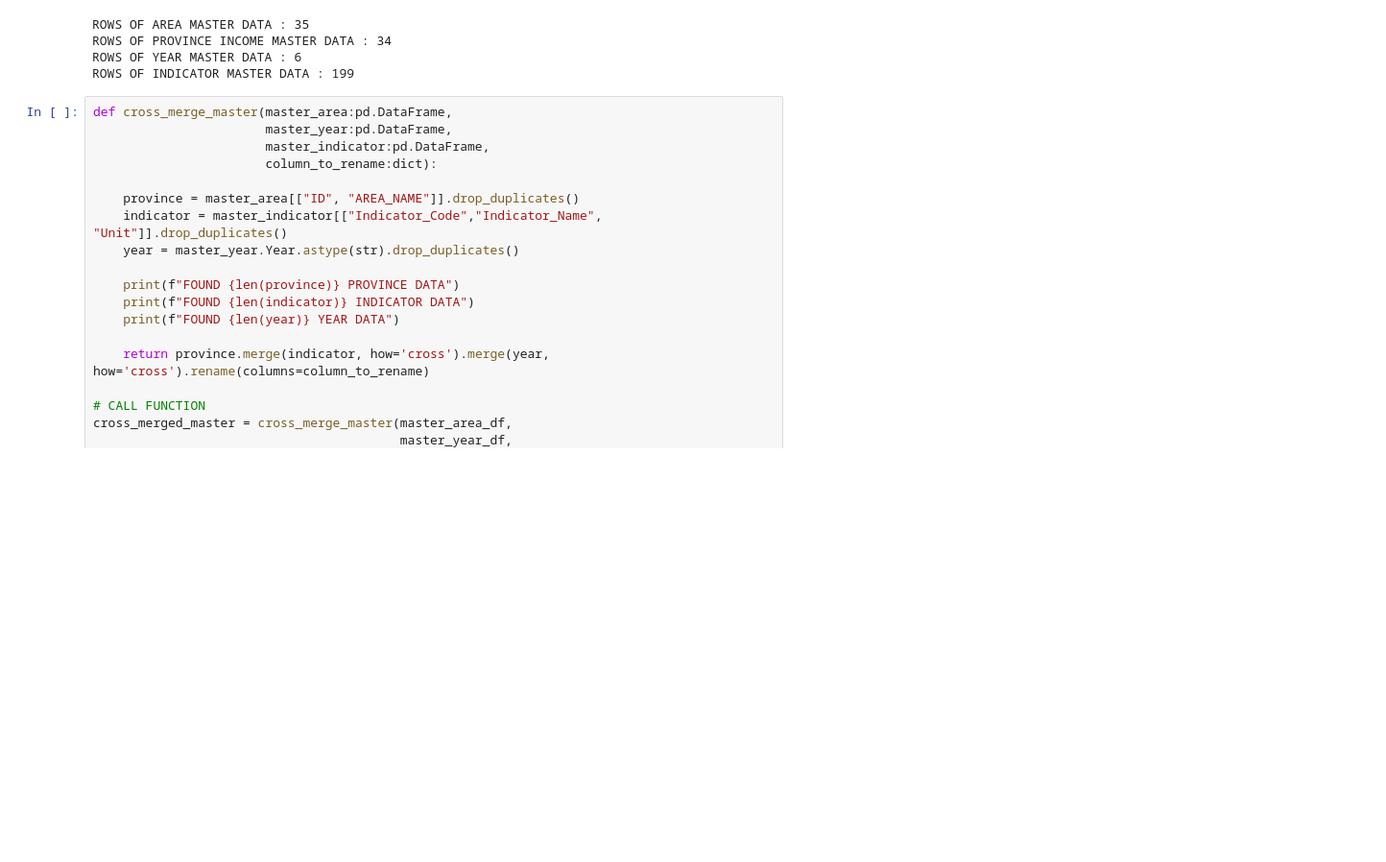
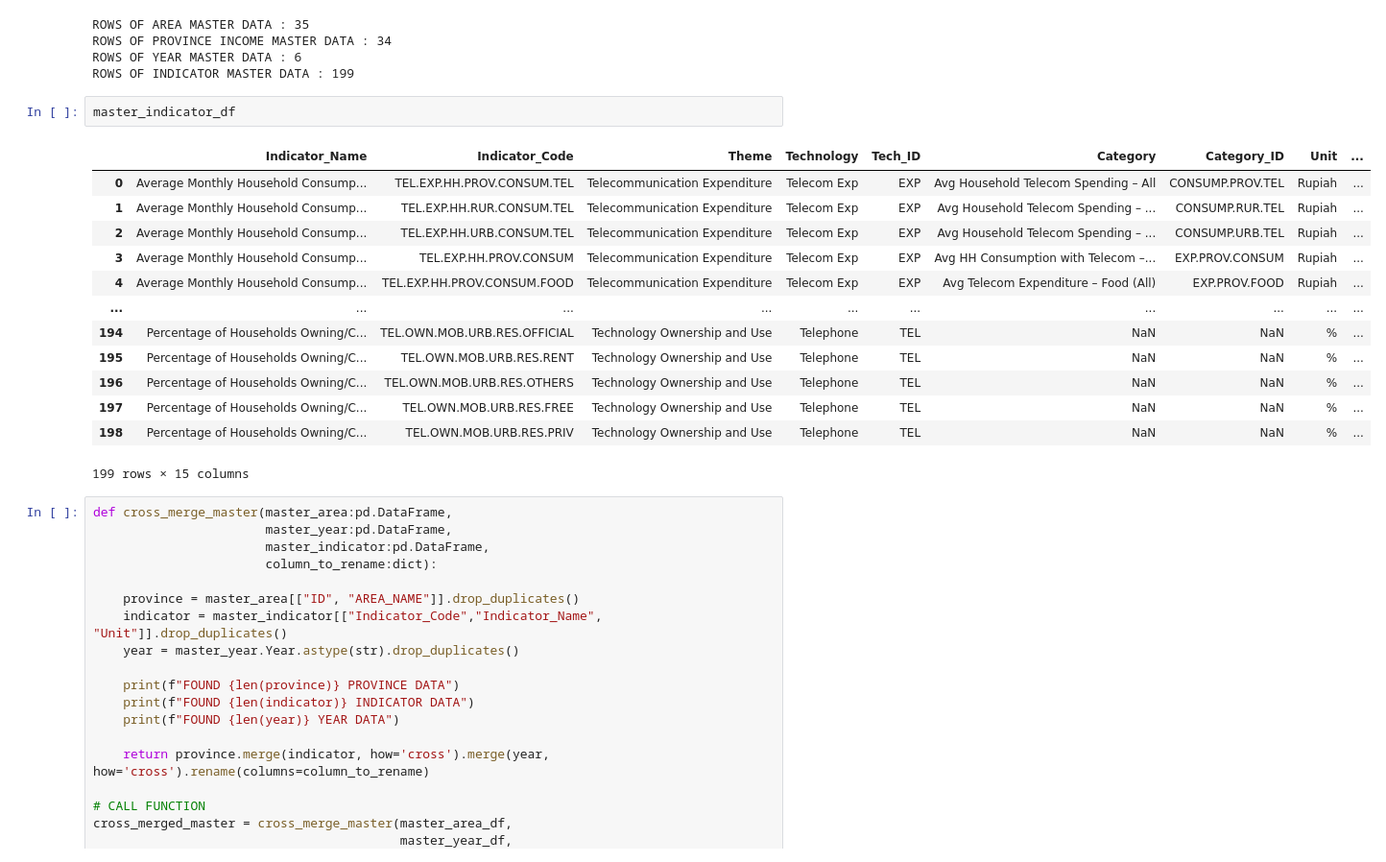
Before and after one commit to Tegarr123/nusadata-etl-script, a Jupyter notebook: main.ipynb, the cells around one changed output. Shown at 96% size. Saved outputs shown, nothing was run; the diff lists cells and outputs as text; blank space fills up the shorter version.

```diff
--- a/main.ipynb
+++ b/main.ipynb
@@ -153,6 +155,22 @@ ROWS OF AREA MASTER DATA : 35
 ROWS OF PROVINCE INCOME MASTER DATA : 34
 ROWS OF YEAR MASTER DATA : 6
 ROWS OF INDICATOR MASTER DATA : 199
+# %%
+master_indicator_df
+# %% [output]
+|  | Indicator_Name | Indicator_Code | Theme | Technology | Tech_ID | Category | Category_ID | Unit | ... |
+| 0 | Average Monthly Household Consump... | TEL.EXP.HH.PROV.CONSUM.TEL | Telecommunication Expenditure | Telecom Exp | EXP | Avg Household Telecom Spending – All | CONSUMP.PROV.TEL | Rupiah | ... |
+| 1 | Average Monthly Household Consump... | TEL.EXP.HH.RUR.CONSUM.TEL | Telecommunication Expenditure | Telecom Exp | EXP | Avg Household Telecom Spending – ... | CONSUMP.RUR.TEL | Rupiah | ... |
+| 2 | Average Monthly Household Consump... | TEL.EXP.HH.URB.CONSUM.TEL | Telecommunication Expenditure | Telecom Exp | EXP | Avg Household Telecom Spending – ... | CONSUMP.URB.TEL | Rupiah | ... |
+| 3 | Average Monthly Household Consump... | TEL.EXP.HH.PROV.CONSUM | Telecommunication Expenditure | Telecom Exp | EXP | Avg HH Consumption with Telecom –... | EXP.PROV.CONSUM | Rupiah | ... |
+| 4 | Average Monthly Household Consump... | TEL.EXP.HH.PROV.CONSUM.FOOD | Telecommunication Expenditure | Telecom Exp | EXP | Avg Telecom Expenditure – Food (All) | EXP.PROV.FOOD | Rupiah | ... |
+| ... | ... | ... | ... | ... | ... | ... | ... | ... | ... |
+| 194 | Percentage of Households Owning/C... | TEL.OWN.MOB.URB.RES.OFFICIAL | Technology Ownership and Use | Telephone | TEL | NaN | NaN | % | ... |
+| 195 | Percentage of Households Owning/C... | TEL.OWN.MOB.URB.RES.RENT | Technology Ownership and Use | Telephone | TEL | NaN | NaN | % | ... |
+| 196 | Percentage of Households Owning/C... | TEL.OWN.MOB.URB.RES.OTHERS | Technology Ownership and Use | Telephone | TEL | NaN | NaN | % | ... |
+| 197 | Percentage of Households Owning/C... | TEL.OWN.MOB.URB.RES.FREE | Technology Ownership and Use | Telephone | TEL | NaN | NaN | % | ... |
+| 198 | Percentage of Households Owning/C... | TEL.OWN.MOB.URB.RES.PRIV | Technology Ownership and Use | Telephone | TEL | NaN | NaN | % | ... |
+199 rows × 15 columns
 # %%
 def cross_merge_master(master_area:pd.DataFrame,
                        master_year:pd.DataFrame,
```
Also changed, not shown: parts of 1 cell of this notebook, 3 other files.
